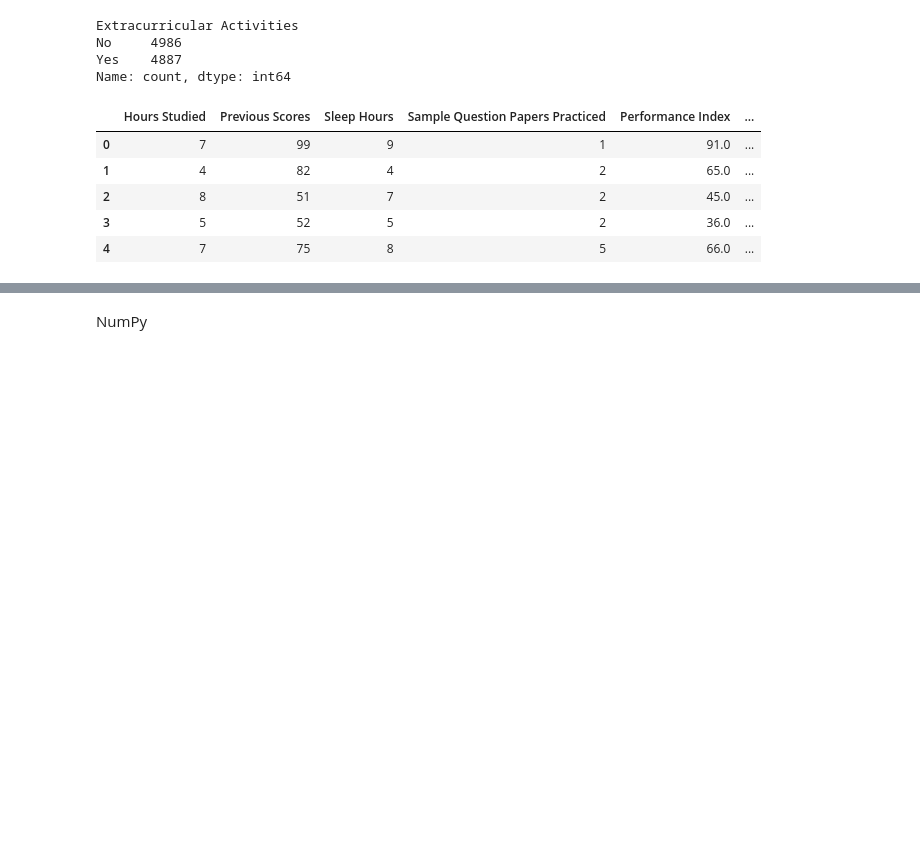
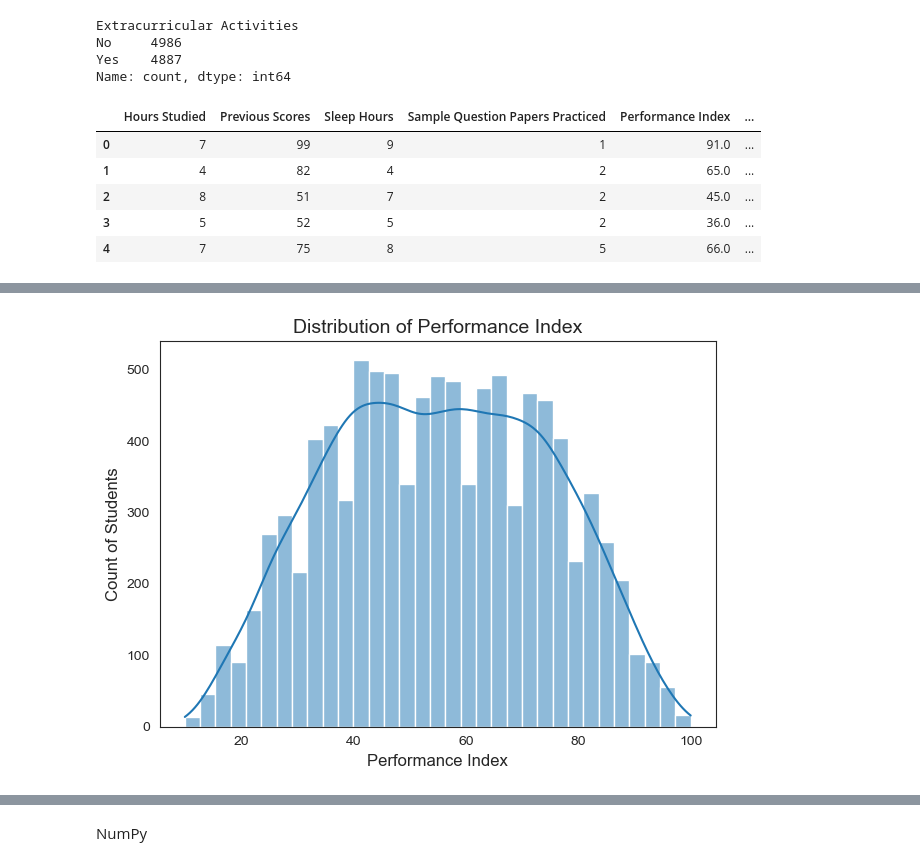
Before and after one commit to add0794/ordinary-least-squares-gradient-descent, a Jupyter notebook: jupyter.ipynb, the cells around one changed output, grey strips where cells are left out. Saved outputs shown, nothing was run; the diff lists cells and outputs as text; code cells hidden in the pictures; blank space fills up the shorter version.

Commit message:
add visualizations: performance index & hours studied vs. performance index

```diff
--- a/jupyter.ipynb
+++ b/jupyter.ipynb
@@ -307,0 +326,9 @@ X_transpose = np.transpose(X_with_intercept)
+# %%
+sns.histplot(x='Performance Index', data=updated_data, kde=True)
+plt.xlabel('Performance Index', fontsize=12)
+plt.ylabel('Count of Students', fontsize=12)
+plt.title('Distribution of Performance Index', fontsize=14)
+plt.tight_layout()
+plt.show()
+# %% [output]
+[figure, added]
```
Also changed, not shown: parts of 22 cells of this notebook, 1 other file.
